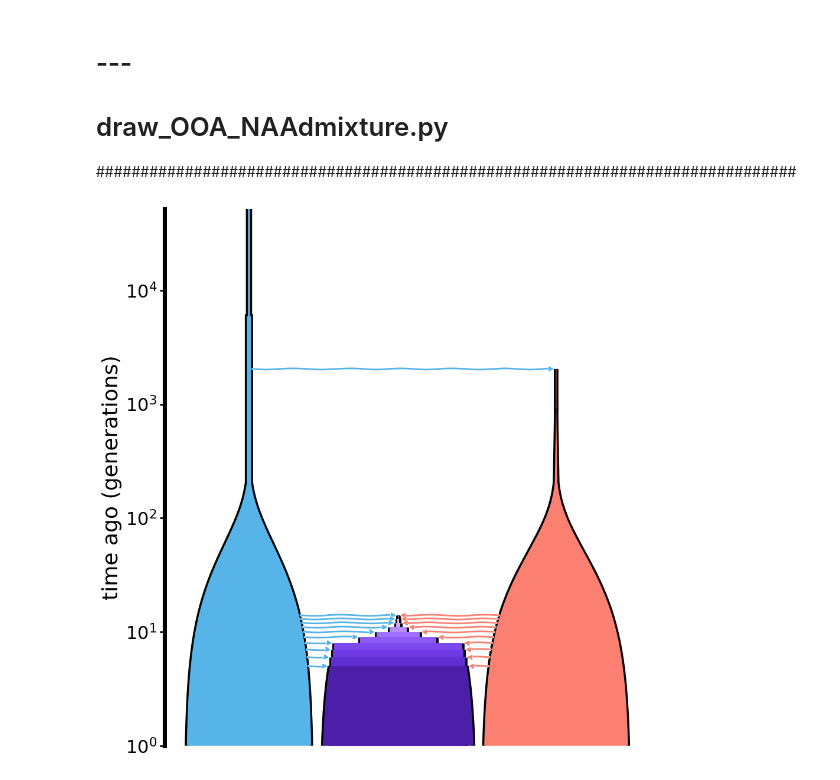
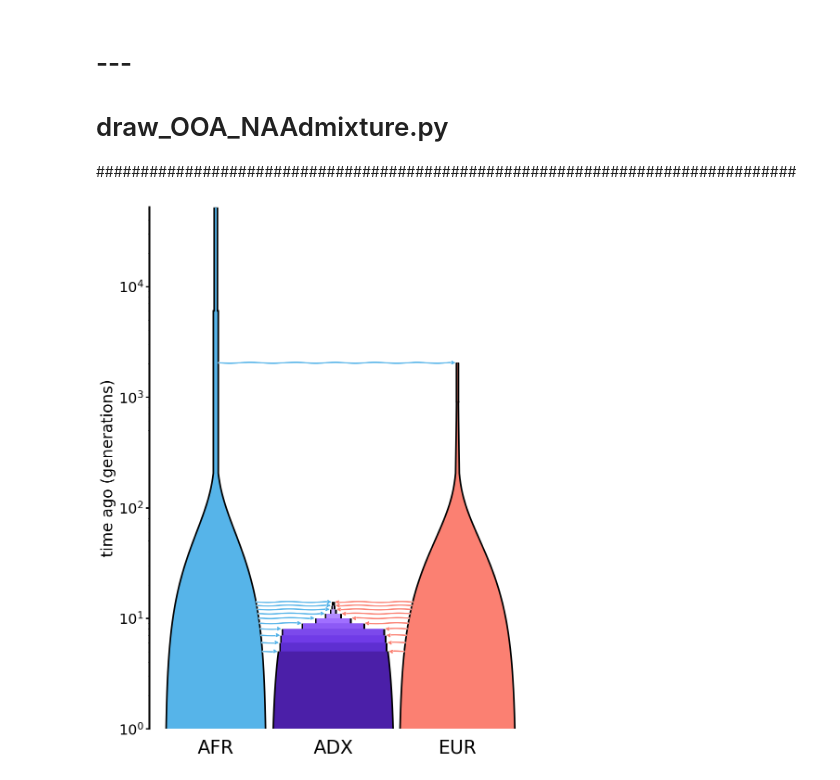
Before and after one commit to eyedn/OOA_NAAdmixture, a Jupyter notebook: analysis_scripts/draw_OOA_NAAdmixture.ipynb, the cells around one changed output. Drawn from its saved outputs; the diff is of its cells as text; code cells hidden in the pictures.

Commit message:
added pop labels to demesdraw plot

```diff
--- a/analysis_scripts/draw_OOA_NAAdmixture.ipynb
+++ b/analysis_scripts/draw_OOA_NAAdmixture.ipynb
@@ -82,11 +82,11 @@ plt.rcParams["svg.fonttype"] = "path"
 plt.rcParams["font.family"] = "sans-serif"
 plt.rcParams["font.sans-serif"] = "DejaVu Sans"
 plt.rcParams["font.size"] = 24          # default font size for text elements
-plt.rcParams["axes.labelsize"] = 26     # axis label sizes
+plt.rcParams["axes.labelsize"] = 24     # axis label sizes
 plt.rcParams["xtick.labelsize"] = 22    # x-axis tick label sizes
 plt.rcParams["ytick.labelsize"] = 22    # y-axis tick label sizes
 
-fig, ax = plt.subplots(figsize=(10, 10))
+fig, ax = plt.subplots(figsize=(10, 12.5))
 
 demesdraw.tubes(
     demo_graph,
@@ -102,35 +102,35 @@ demesdraw.tubes(
 for patch in ax.patches:
     if isinstance(patch, FancyArrowPatch):
         # migration arrows: no outline
         patch.set_linewidth(2.0)
     else:
         # deme tubes: outlined
         patch.set_edgecolor("black")
         patch.set_linewidth(5.0)
 
 # thicker axes
 for spine in ax.spines.values():
-    spine.set_linewidth(5.0)
+    spine.set_linewidth(3.0)
 
 ax.tick_params(width=2, length=6)
 
-# ax.text(AFR_loc, 0.6, "AFR", ha="center", fontsize="large")
-# ax.text(ADX_loc, 0.6, "ADX", ha="center", fontsize="large")
-# ax.text(EUR_loc, 0.6, "EUR", ha="center", fontsize="large")
+ax.text(AFR_loc, 0.6, "AFR", ha="center", fontsize="large")
+ax.text(ADX_loc, 0.6, "ADX", ha="center", fontsize="large")
+ax.text(EUR_loc, 0.6, "EUR", ha="center", fontsize="large")
 
 for artist in ax.get_children():
     if hasattr(artist, "set_alpha"):
         artist.set_alpha(1.0)
 
 plt.tight_layout()
 
 fig.savefig(
     "/project2/jazlynmo_738/karatas/OOA_NAAdmixture_data/f1_model_demesdraw.svg",
     format="svg",
     bbox_inches="tight",
     transparent=True
 )
 
 plt.show()
 # %% [output]
-[figure, old version]
+[figure, new version]
```
